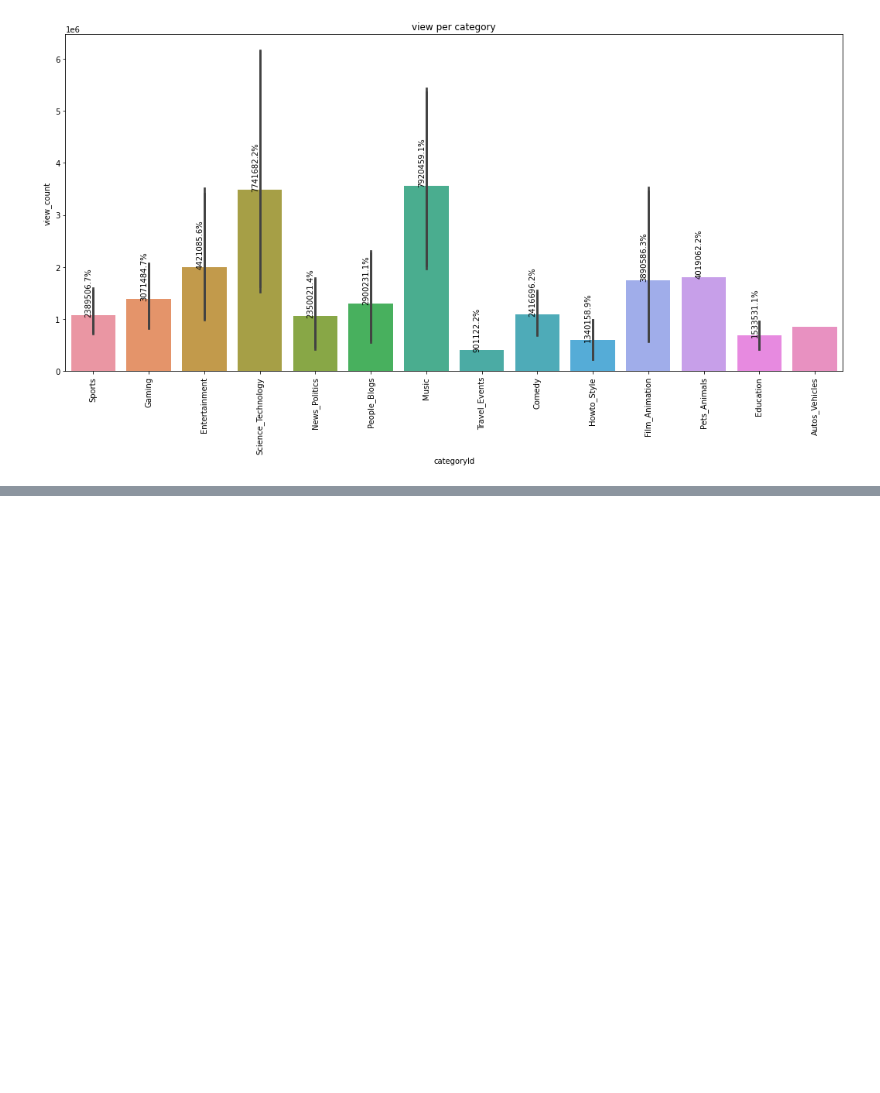
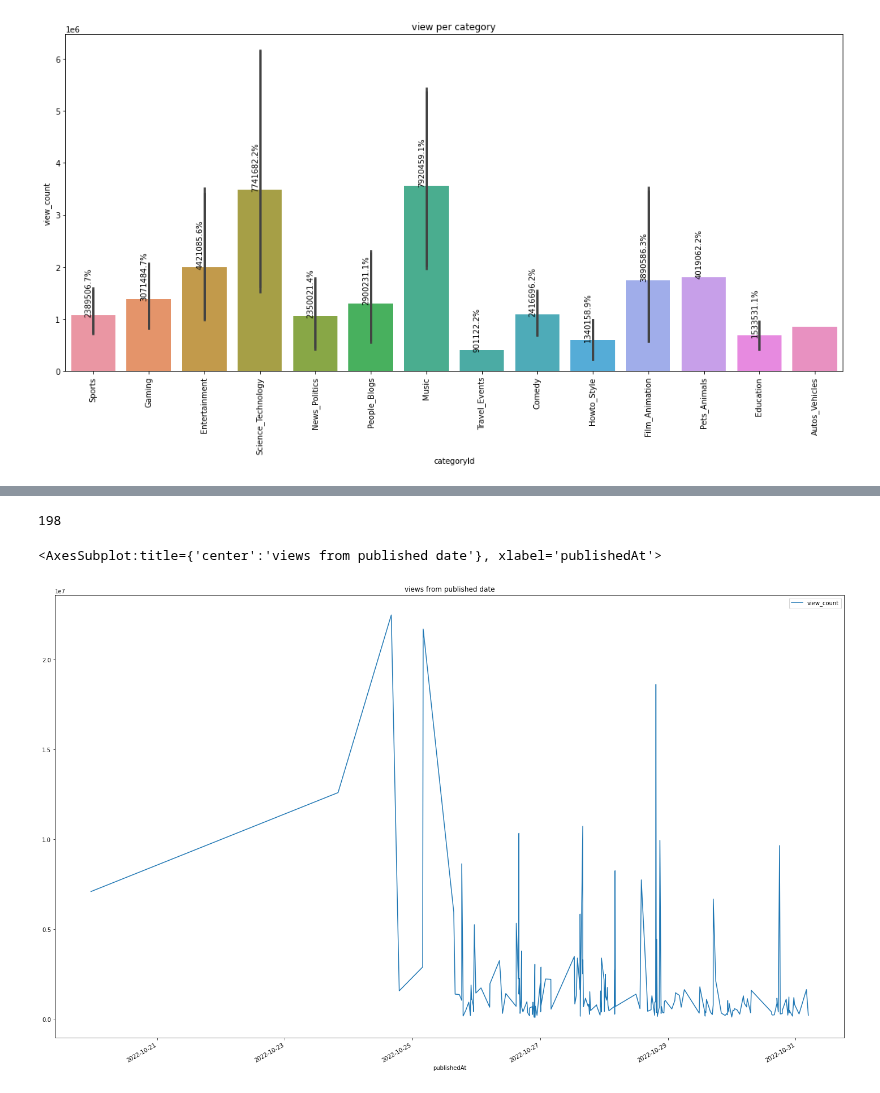
Before and after one commit to Youtube-Data-Analysis/top_200, a Jupyter notebook: cristian_explore.ipynb, the cells around one changed output, grey strips where cells are left out. Cells and saved outputs as stored; diff of their text form; code cells hidden in the pictures; blank space fills up the shorter version.

```diff
--- a/cristian_explore.ipynb
+++ b/cristian_explore.ipynb
@@ -414,0 +411,11 @@ df.publishedAt.nunique()
+# %%
+df.publishedAt.nunique()
+# %% [output]
+198
+# %%
+plt.rcParams["figure.figsize"] = (25,16)
+new_Greenland = df.groupby('publishedAt')['view_count'].mean().reset_index()
+new_Greenland.plot(kind='line', x='publishedAt', y='view_count', title='views from published date')
+# %% [output]
+<AxesSubplot:title={'center':'views from published date'}, xlabel='publishedAt'>
+[figure, added]
```
Also changed, not shown: parts of 48 cells of this notebook.
